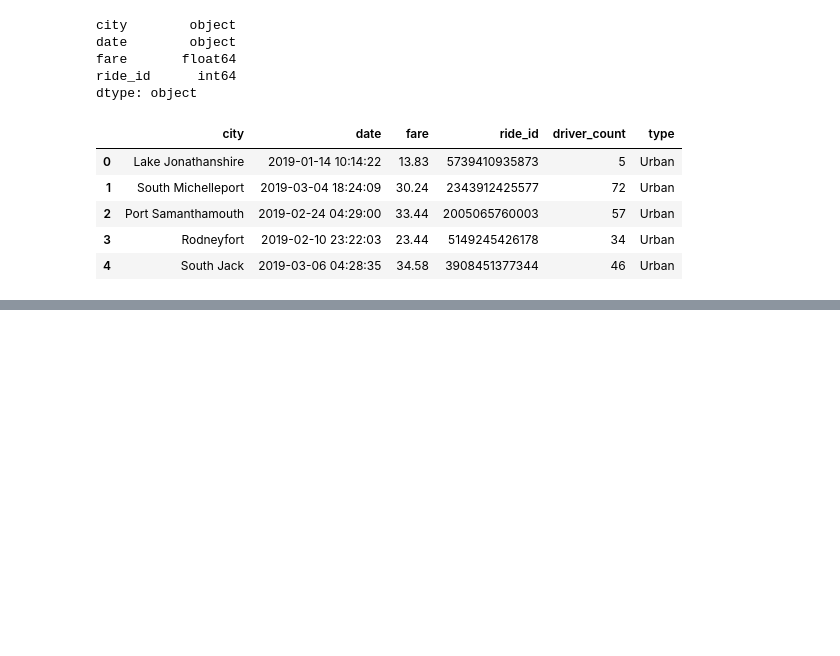
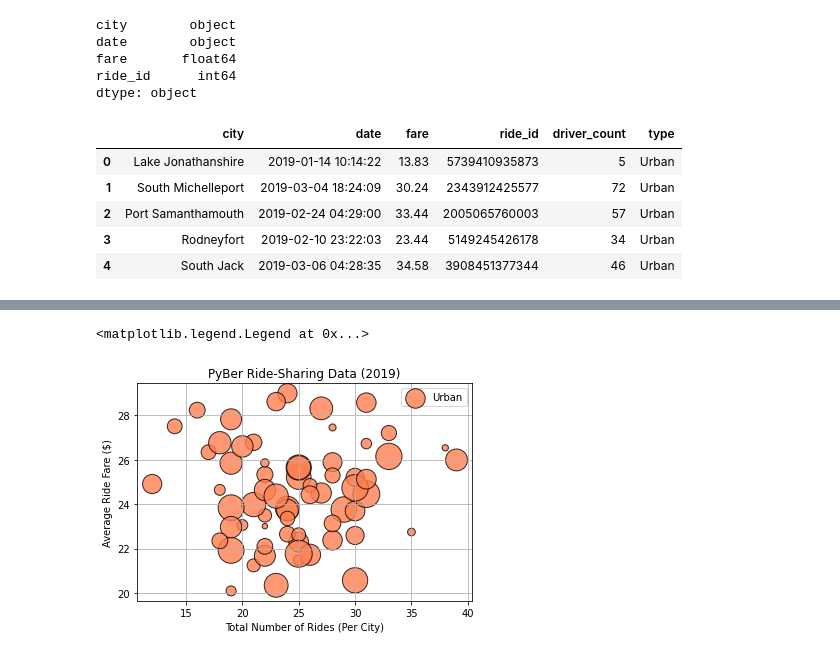
Before and after one commit to aaron-miller1/PyBer_Analysis, a Jupyter notebook: PyBer.ipynb, the cells around one changed output, grey strips where cells are left out. Saved outputs shown, nothing was run; the diff lists cells and outputs as text; code cells hidden in the pictures; blank space fills up the shorter version.

Commit message:
uploading finished data fig

```diff
--- a/PyBer.ipynb
+++ b/PyBer.ipynb
@@ -71,3 +71,9 @@ pyber_data_df.head()
 | 2 | Port Samanthamouth | 2019-02-24 04:29:00 | 33.44 | 2005065760003 | 57 | Urban |
 | 3 | Rodneyfort | 2019-02-10 23:22:03 | 23.44 | 5149245426178 | 34 | Urban |
 | 4 | South Jack | 2019-03-06 04:28:35 | 34.58 | 3908451377344 | 46 | Urban |
+# %%
+# Create urban dataframe
+
+urban_cities_df = pyber_data_df[pyber_data_df['type'] == 'Urban']
+
+urban_cities_df.head()
@@ -73,0 +102,6 @@ pyber_data_df.head()
+# %%
+# number of rides for urban cities
+
+urban_ride_count = urban_cities_df.groupby(['city']).count()["ride_id"]
+
+urban_ride_count.head()
@@ -73,0 +120,6 @@ pyber_data_df.head()
+# %%
+# avg fare for each city in urban cities
+
+urban_avg_fare = urban_cities_df.groupby(['city']).mean()['fare']
+
+urban_avg_fare.head()
@@ -73,0 +138,5 @@ pyber_data_df.head()
+# %%
+# average number of drivers in each city type
+urban_driver_count = urban_cities_df.groupby(['city']).mean()['driver_count']
+
+urban_driver_count.head()
@@ -73,0 +155,17 @@ pyber_data_df.head()
+# %%
+# build scatter plot for urban cities
+
+plt.scatter(urban_ride_count, urban_avg_fare, linewidth=1,c = 'coral',edgecolor='k', alpha=0.8, s=[i*10 for i in urban_driver_count], label='Urban')
+
+plt.title("PyBer Ride-Sharing Data (2019)")
+
+plt.xlabel('Total Number of Rides (Per City)')
+
+plt.ylabel("Average Ride Fare ($)")
+
+plt.grid()
+
+plt.legend()
+# %% [output]
+<matplotlib.legend.Legend at 0x...>
+[figure, added]
```
Also changed, not shown: parts of 12 cells of this notebook, 1 other file.
